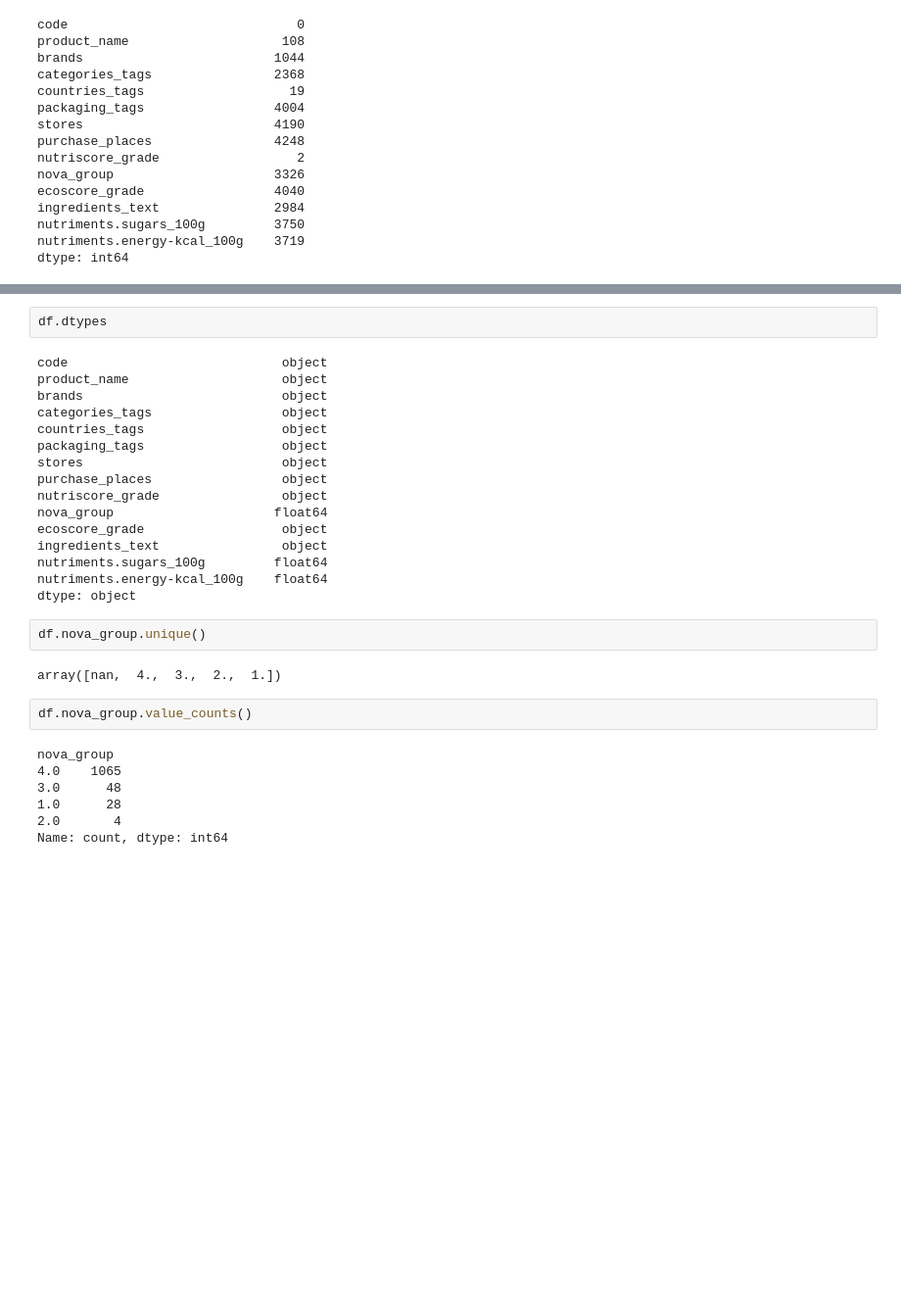
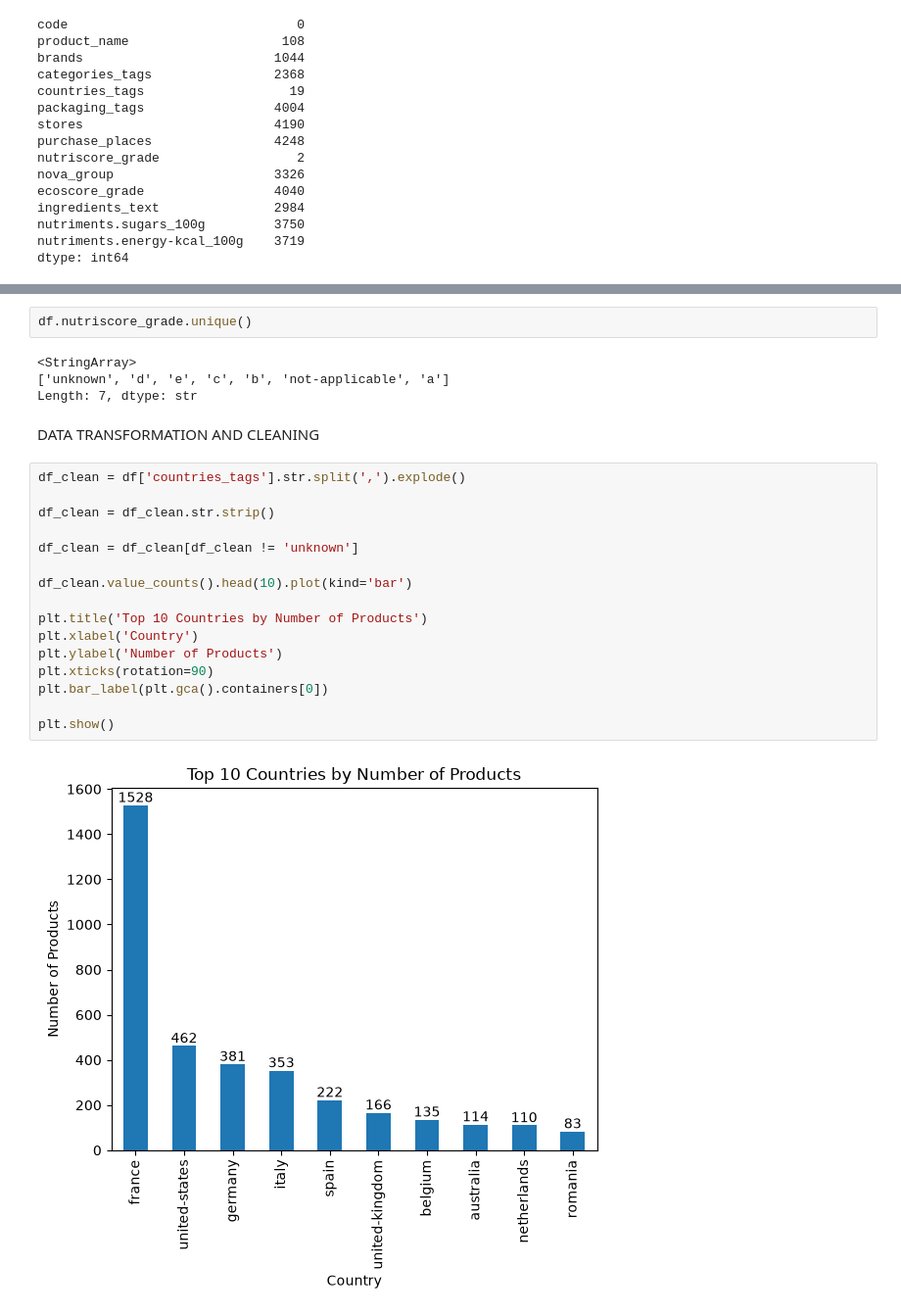
Before and after one commit to Codon-s/cpg-product-intelligence, a Jupyter notebook: project.ipynb, the cells around one changed output, grey strips where cells are left out. Shown at 98% size. Cells and saved outputs as stored; diff of their text form; blank space fills up the shorter version.

```diff
--- a/project.ipynb
+++ b/project.ipynb
@@ -135,31 +258,26 @@ array(['Pork fat with attached skin, salt.',
 # %%
-df.dtypes
+df.nutriscore_grade.unique()
 # %% [output]
-code                            object
-product_name                    object
-brands                          object
-categories_tags                 object
-countries_tags                  object
-packaging_tags                  object
-stores                          object
-purchase_places                 object
-nutriscore_grade                object
-nova_group                     float64
-ecoscore_grade                  object
-ingredients_text                object
-nutriments.sugars_100g         float64
-nutriments.energy-kcal_100g    float64
-dtype: object
+<StringArray>
+['unknown', 'd', 'e', 'c', 'b', 'not-applicable', 'a']
+Length: 7, dtype: str
-# %%
-df.nova_group.unique()
-# %% [output]
-array([nan,  4.,  3.,  2.,  1.])
+# %% [markdown]
+DATA TRANSFORMATION AND CLEANING
 # %%
-df.nova_group.value_counts()
+df_clean = df['countries_tags'].str.split(',').explode()
+
+df_clean = df_clean.str.strip()
+
+df_clean = df_clean[df_clean != 'unknown']
+
+df_clean.value_counts().head(10).plot(kind='bar')
+
+plt.title('Top 10 Countries by Number of Products')
+plt.xlabel('Country')
+plt.ylabel('Number of Products')
+plt.xticks(rotation=90)
+plt.bar_label(plt.gca().containers[0])
+
+plt.show()
 # %% [output]
-nova_group
-4.0    1065
-3.0      48
-1.0      28
-2.0       4
-Name: count, dtype: int64
+[figure, added]
```
Also changed, not shown: parts of 70 cells of this notebook, 1 other file.
